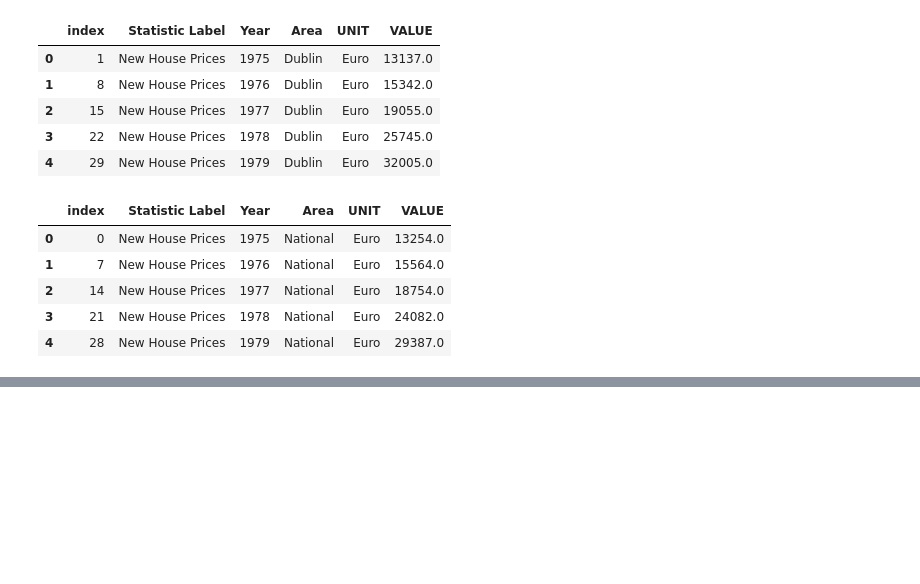
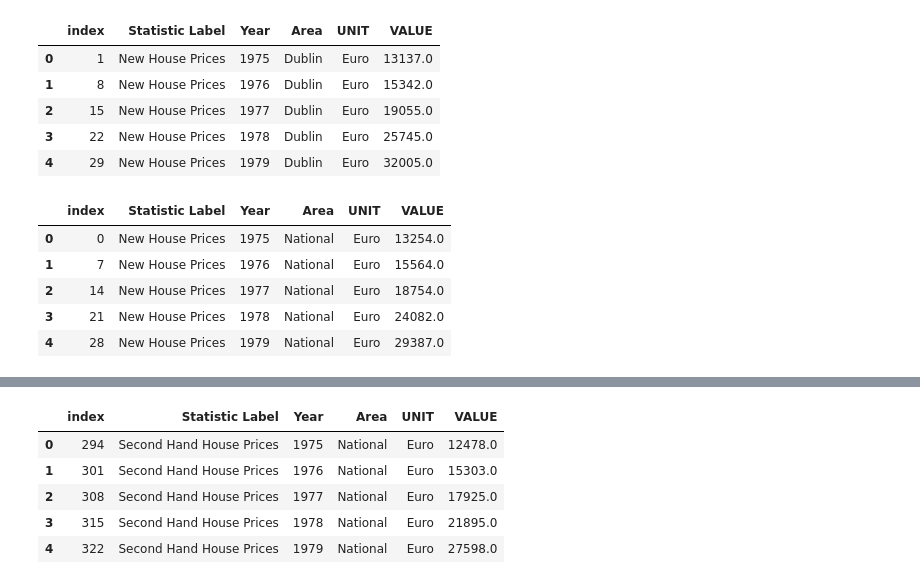
Before and after one commit to killiangriffin/UCDPA_KillianGriffin, a Jupyter notebook: experimental.ipynb, the cells around one changed output, grey strips where cells are left out. Cells and saved outputs as stored; diff of their text form; code cells hidden in the pictures; blank space fills up the shorter version.

```diff
--- a/experimental.ipynb
+++ b/experimental.ipynb
@@ -77,0 +108,9 @@ import matplotlib.pyplot as plt
+# %%
+df_Nat_second.head()
+# %% [output]
+|  | index | Statistic Label | Year | Area | UNIT | VALUE |
+| 0 | 294 | Second Hand House Prices | 1975 | National | Euro | 12478.0 |
+| 1 | 301 | Second Hand House Prices | 1976 | National | Euro | 15303.0 |
+| 2 | 308 | Second Hand House Prices | 1977 | National | Euro | 17925.0 |
+| 3 | 315 | Second Hand House Prices | 1978 | National | Euro | 21895.0 |
+| 4 | 322 | Second Hand House Prices | 1979 | National | Euro | 27598.0 |
```
Also changed, not shown: parts of 5 cells of this notebook.
